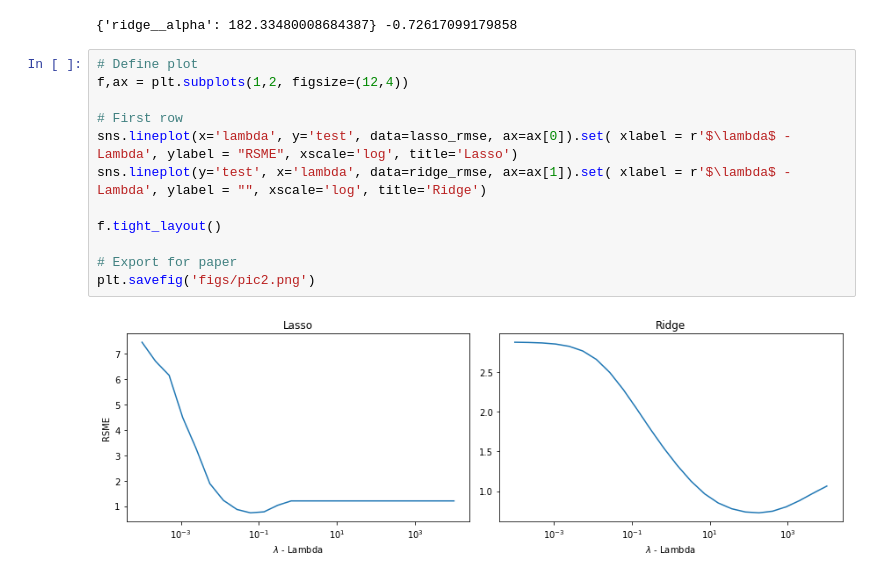
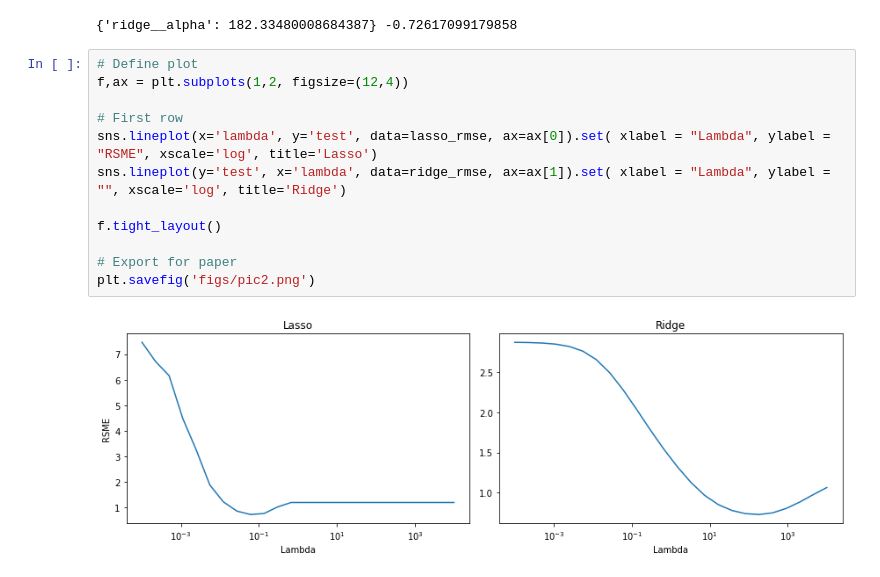
Before and after one commit to mathiasbindseil/three_drengz, a Jupyter notebook: ISDS - Kopi.ipynb, the cells around one changed output. Cells and saved outputs as stored; diff of their text form.

```diff
--- a/ISDS - Kopi.ipynb
+++ b/ISDS - Kopi.ipynb
@@ -737,14 +717,14 @@ print(gs.best_params_, gs.best_score_ )
 # %%
 # Define plot
 f,ax = plt.subplots(1,2, figsize=(12,4))
 
 # First row
-sns.lineplot(x='lambda', y='test', data=lasso_rmse, ax=ax[0]).set( xlabel = r'$\lambda$ - Lambda', ylabel = "RSME", xscale='log', title='Lasso')
-sns.lineplot(y='test', x='lambda', data=ridge_rmse, ax=ax[1]).set( xlabel = r'$\lambda$ - Lambda', ylabel = "", xscale='log', title='Ridge')
+sns.lineplot(x='lambda', y='test', data=lasso_rmse, ax=ax[0]).set( xlabel = "Lambda", ylabel = "RSME", xscale='log', title='Lasso')
+sns.lineplot(y='test', x='lambda', data=ridge_rmse, ax=ax[1]).set( xlabel = "Lambda", ylabel = "", xscale='log', title='Ridge')
 
 f.tight_layout()
 
 # Export for paper
 plt.savefig('figs/pic2.png')
 # %% [output]
-[figure, old version]
+[figure, new version]
```
Also changed, not shown: parts of 2 cells of this notebook.
